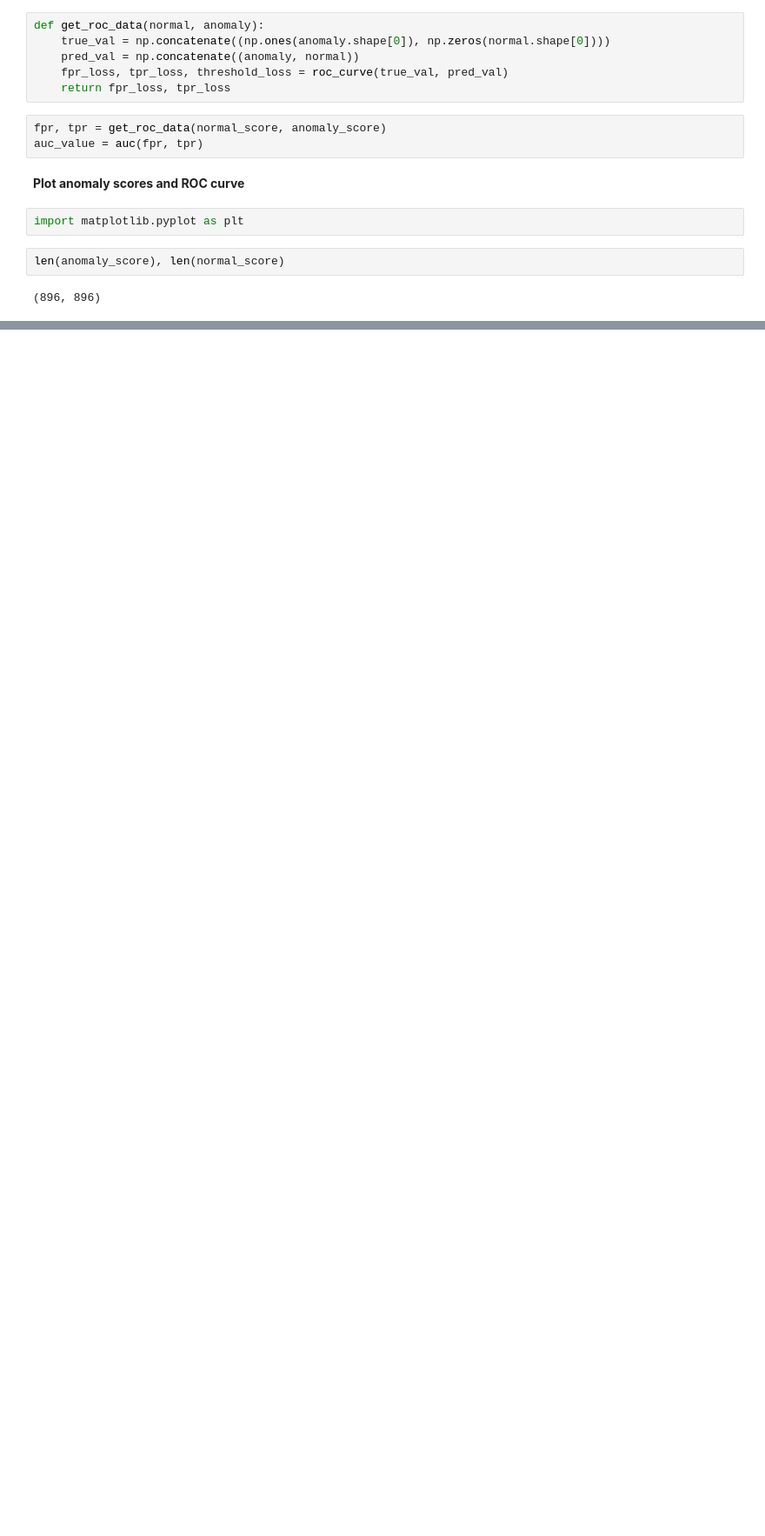
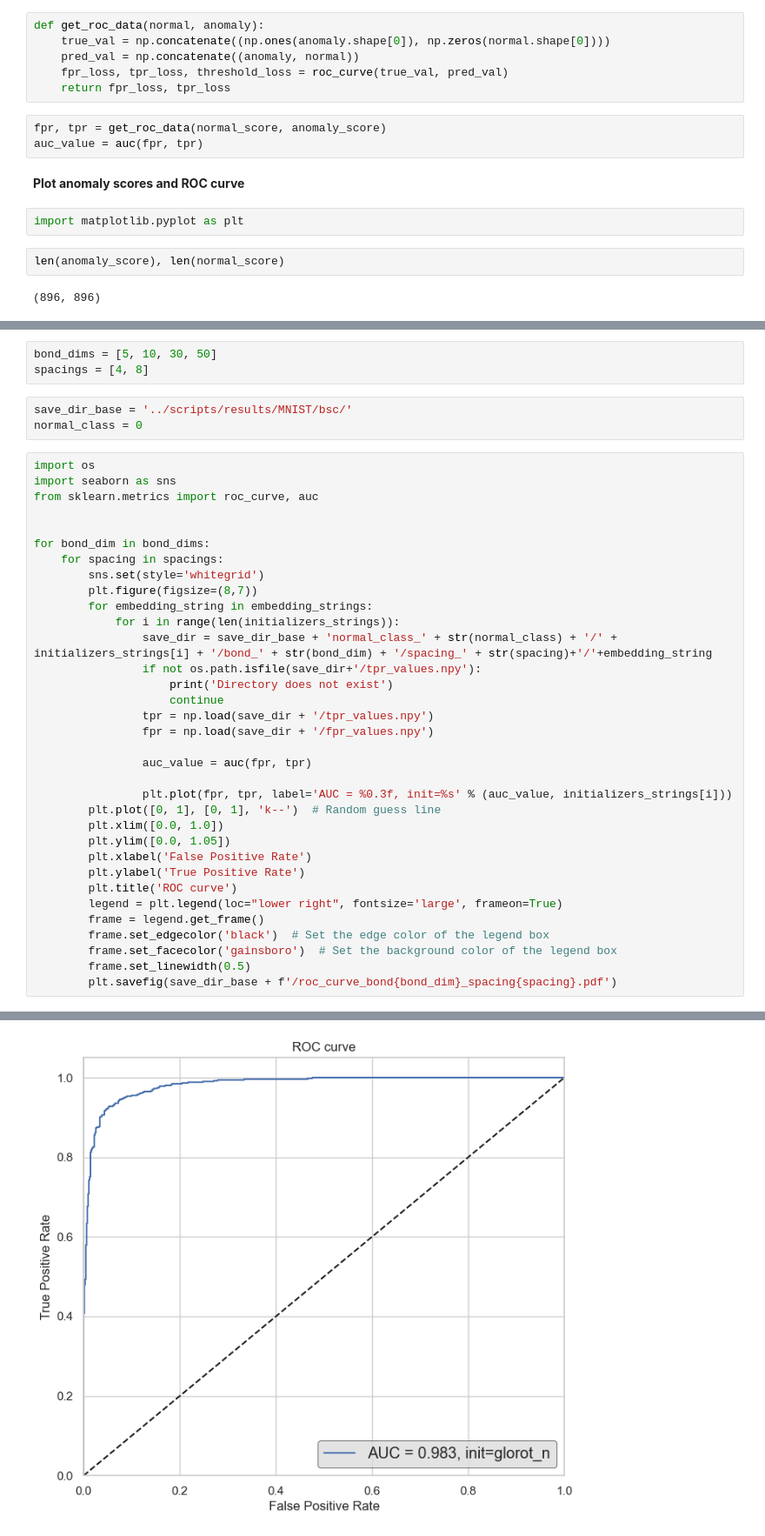
Before and after one commit to bsc-quantic/tn4ml, a Jupyter notebook: docs/source/notebooks/mnist_ad.ipynb, the cells around one changed output, grey strips where cells are left out. Shown at 87% size. Saved outputs shown, nothing was run; the diff lists cells and outputs as text; blank space fills up the shorter version.

Commit message:
mnist for anomaly detection example

```diff
--- a/docs/source/notebooks/mnist_ad.ipynb
+++ b/docs/source/notebooks/mnist_ad.ipynb
@@ -270,0 +301,41 @@ plt.show()
+# %%
+bond_dims = [5, 10, 30, 50]
+spacings = [4, 8]
+# %%
+save_dir_base = '../scripts/results/MNIST/bsc/'
+normal_class = 0
+# %%
+import os
+import seaborn as sns
+from sklearn.metrics import roc_curve, auc
+
+
+for bond_dim in bond_dims:
+    for spacing in spacings:
+        sns.set(style='whitegrid')
+        plt.figure(figsize=(8,7))
+        for embedding_string in embedding_strings:
+            for i in range(len(initializers_strings)):
+                save_dir = save_dir_base + 'normal_class_' + str(normal_class) + '/' + initializers_strings[i] + '/bond_' + str(bond_dim) + '/spacing_' + str(spacing)+'/'+embedding_string
+                if not os.path.isfile(save_dir+'/tpr_values.npy'):
+                    print('Directory does not exist')
+                    continue
+                tpr = np.load(save_dir + '/tpr_values.npy')
+                fpr = np.load(save_dir + '/fpr_values.npy')
+
+                auc_value = auc(fpr, tpr)
+
+                plt.plot(fpr, tpr, label='AUC = %0.3f, init=%s' % (auc_value, initializers_strings[i]))
+        plt.plot([0, 1], [0, 1], 'k--')  # Random guess line
+        plt.xlim([0.0, 1.0])
+        plt.ylim([0.0, 1.05])
+        plt.xlabel('False Positive Rate')
+        plt.ylabel('True Positive Rate')
+        plt.title('ROC curve')
+        legend = plt.legend(loc="lower right", fontsize='large', frameon=True)
+        frame = legend.get_frame()
+        frame.set_edgecolor('black')  # Set the edge color of the legend box
+        frame.set_facecolor('gainsboro')  # Set the background color of the legend box
+        frame.set_linewidth(0.5)
+        plt.savefig(save_dir_base + f'/roc_curve_bond{bond_dim}_spacing{spacing}.pdf')
+# %% [output]
@@ -270,0 +359 @@ plt.show()
+[figure, added]
```
Also changed, not shown: parts of 16 cells of this notebook.
